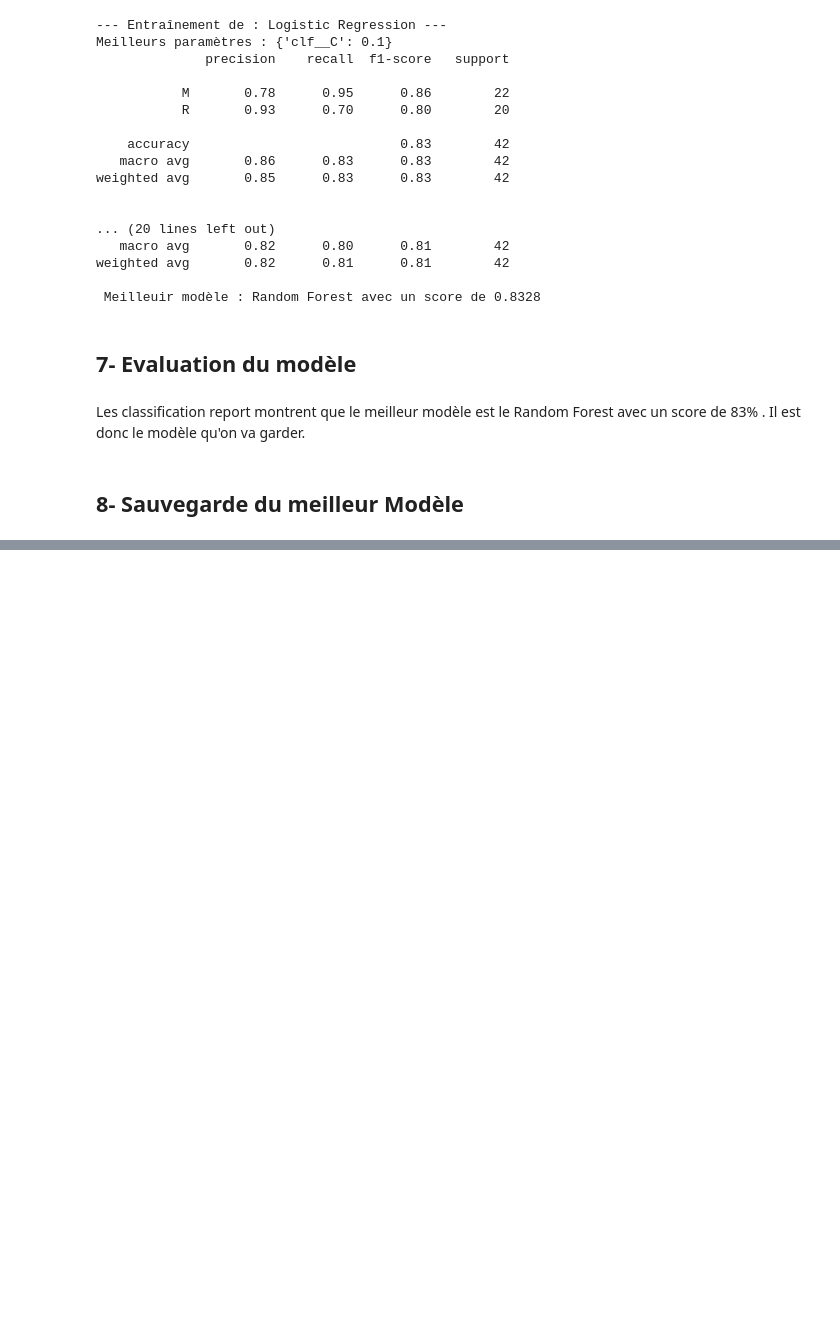
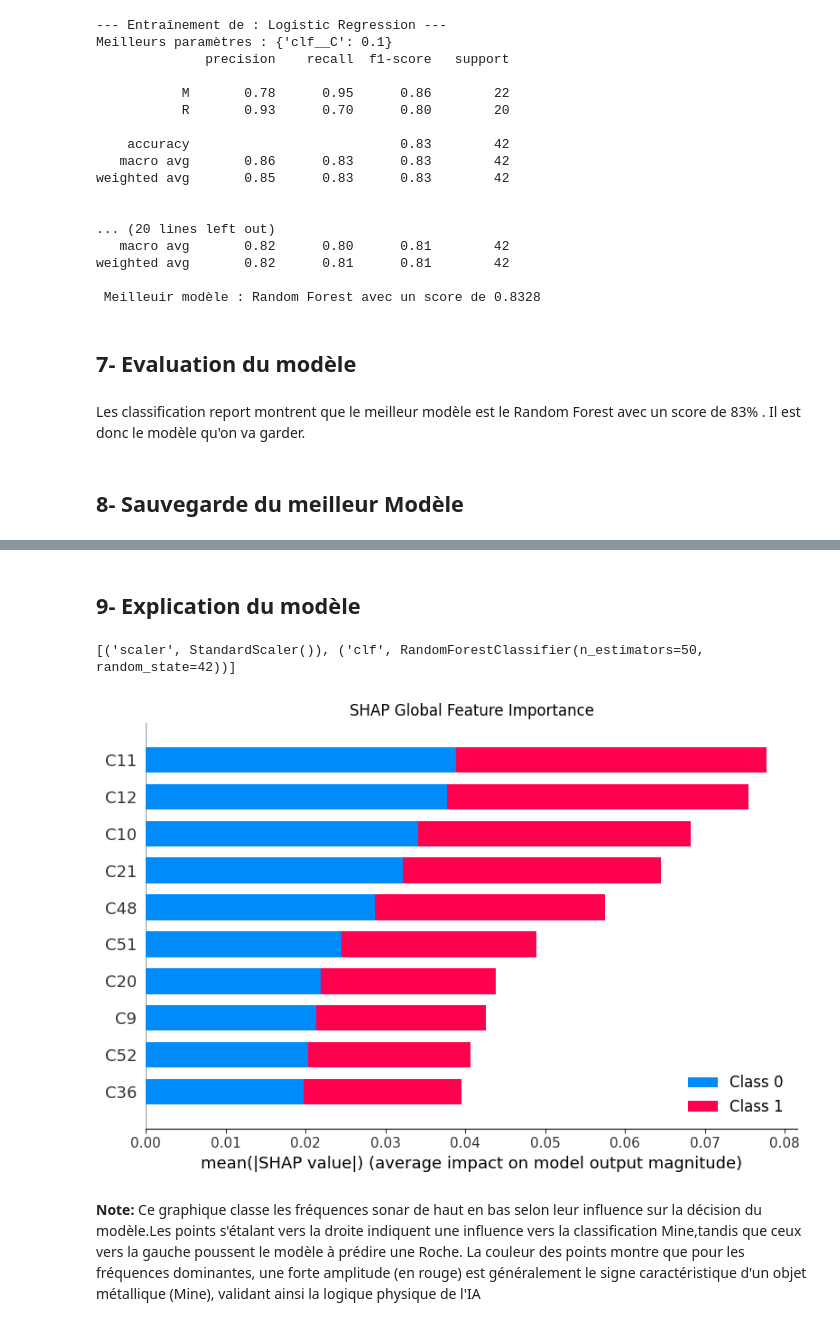
Before and after one commit to JenniferMarcia/SonarApp, a Jupyter notebook: Solar_notebook.ipynb, the cells around one changed output, grey strips where cells are left out. Cells and saved outputs as stored; diff of their text form; code cells hidden in the pictures; blank space fills up the shorter version.

```diff
--- a/Solar_notebook.ipynb
+++ b/Solar_notebook.ipynb
@@ -268,0 +272,42 @@ joblib.dump(le, f"{folder_name}/label_encoder_sonar.joblib",compress=3)
+# %% [markdown]
+## 9- Explication du modèle
+# %%
+print(best_model.steps)
+# %% [output]
+[('scaler', StandardScaler()), ('clf', RandomForestClassifier(n_estimators=50, random_state=42))]
+# %%
+scaler = best_model.named_steps['scaler']
+rf_model = best_model.named_steps['clf']
+
+X_train_scaled = scaler.transform(X_train)
+X_test_scaled = scaler.transform(X_test)
+
+explainer = shap.TreeExplainer(rf_model)
+shap_values = explainer.shap_values(X_test_scaled)
+
+# Unifier le format SHAP pour multi-classe / binaire
+if isinstance(shap_values, np.ndarray) and shap_values.ndim == 3:
+    shap_values_list = [shap_values[:, :, i] for i in range(shap_values.shape[2])]
+else:
+    shap_values_list = shap_values
+
+feature_names = [f"C{i+1}" for i in range(X_test_scaled.shape[1])]
+
+# summary plot
+plt.figure(figsize=(10, 8))
+shap.summary_plot(
+    shap_values_list,
+    X_test_scaled,
+    feature_names=feature_names,
+    plot_type="bar",
+    max_display=10,
+    show=False
+)
+plt.title("SHAP Global Feature Importance")
+plt.tight_layout()
+plt.show()
+# %% [output]
+[figure, added]
+# %% [markdown]
+**Note:**
+Ce graphique classe les fréquences sonar de haut en bas selon leur influence sur la décision du modèle.Les points s'étalant vers la droite indiquent une influence vers la classification Mine,tandis que ceux vers la gauche poussent le modèle à prédire une Roche. La couleur des points montre que pour les fréquences dominantes, une forte amplitude (en rouge) est généralement le signe caractéristique d'un objet métallique (Mine), validant ainsi la logique physique de l'IA
```
Also changed, not shown: parts of 4 cells of this notebook, 3 other files.
